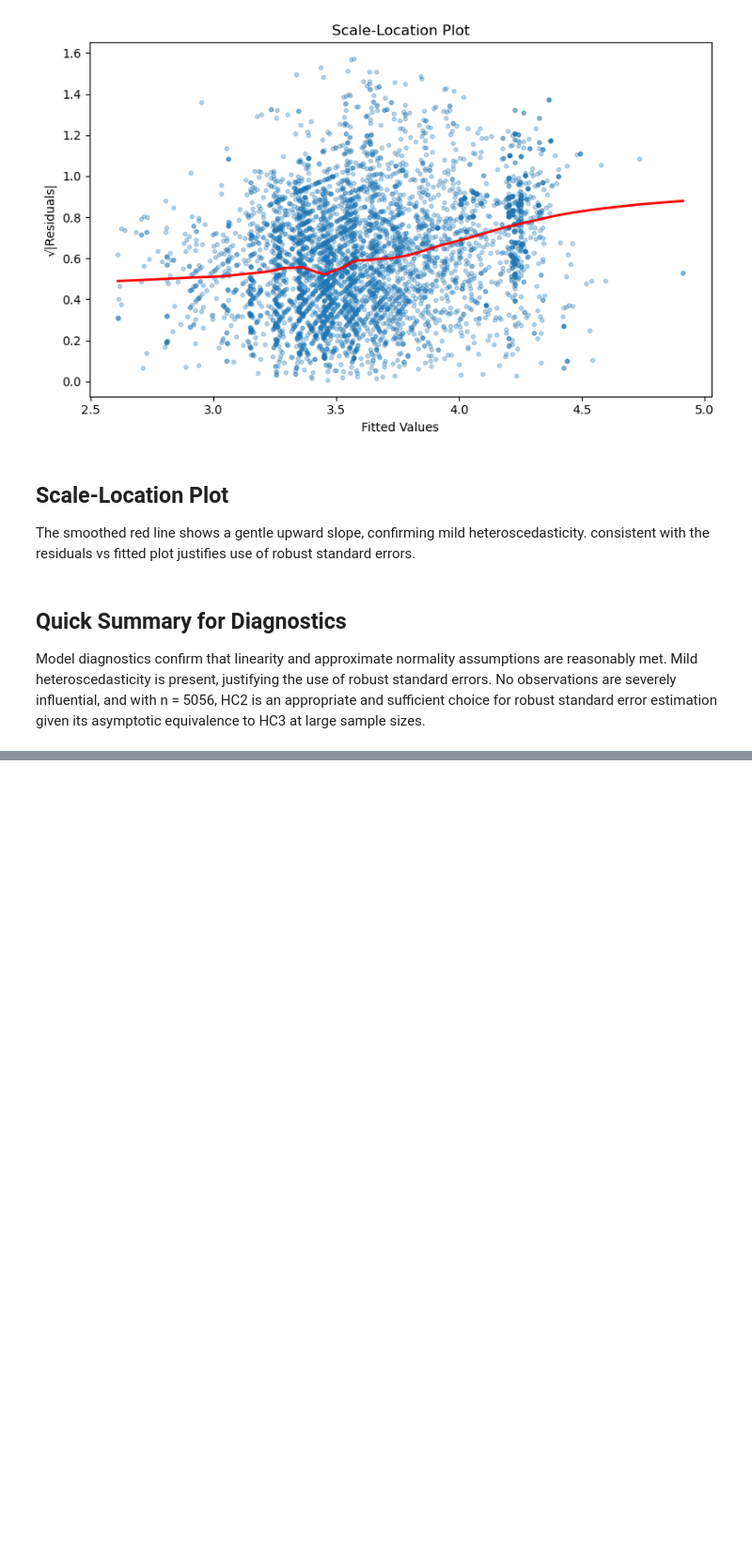
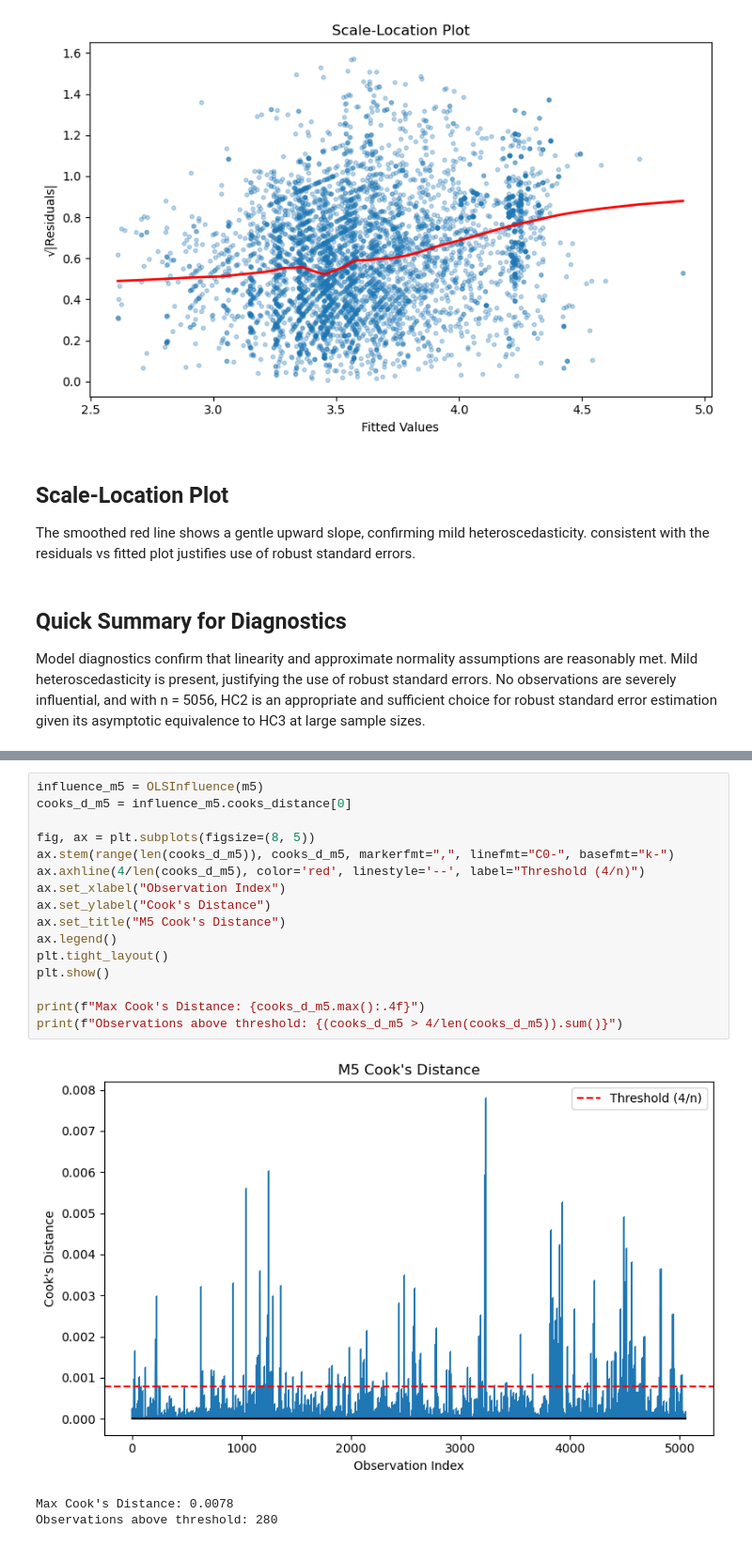
Before and after one commit to DonjhaiH/230A_final_project, a Jupyter notebook: code/diagnostics.ipynb, the cells around one changed output, grey strips where cells are left out. Shown at 94% size. Saved outputs shown, nothing was run; the diff lists cells and outputs as text; blank space fills up the shorter version.

```diff
--- a/code/diagnostics.ipynb
+++ b/code/diagnostics.ipynb
@@ -161,0 +292,20 @@ estimation given its asymptotic equivalence to HC3 at large sample sizes.
+# %%
+influence_m5 = OLSInfluence(m5)
+cooks_d_m5 = influence_m5.cooks_distance[0]
+
+fig, ax = plt.subplots(figsize=(8, 5))
+ax.stem(range(len(cooks_d_m5)), cooks_d_m5, markerfmt=",", linefmt="C0-", basefmt="k-")
+ax.axhline(4/len(cooks_d_m5), color='red', linestyle='--', label="Threshold (4/n)")
+ax.set_xlabel("Observation Index")
+ax.set_ylabel("Cook's Distance")
+ax.set_title("M5 Cook's Distance")
+ax.legend()
+plt.tight_layout()
+plt.show()
+
+print(f"Max Cook's Distance: {cooks_d_m5.max():.4f}")
+print(f"Observations above threshold: {(cooks_d_m5 > 4/len(cooks_d_m5)).sum()}")
+# %% [output]
+[figure, added]
+Max Cook's Distance: 0.0078
+Observations above threshold: 280
```
Also changed, not shown: parts of 6 cells of this notebook.
